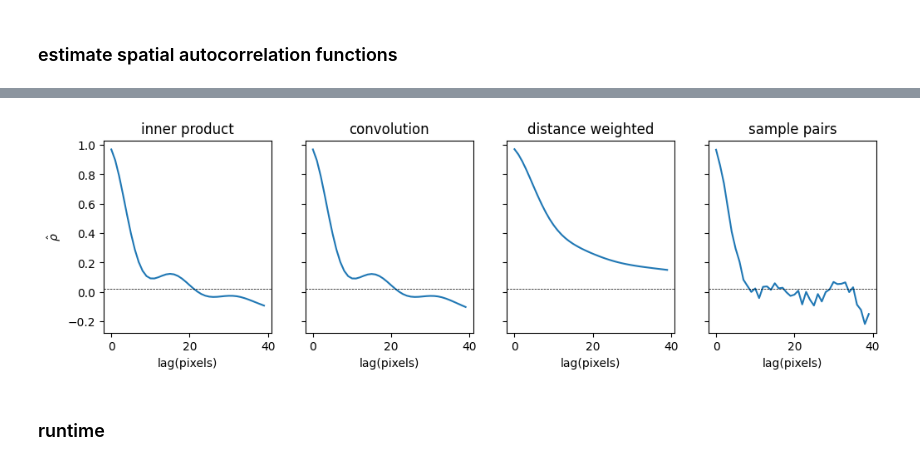
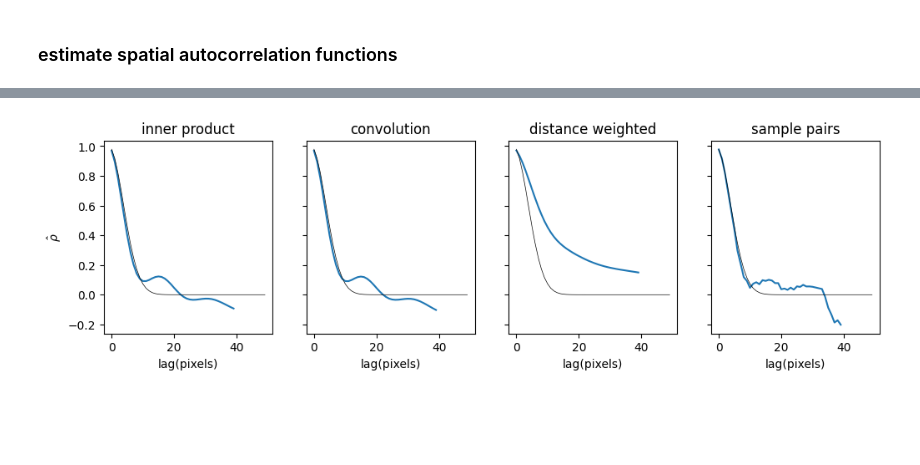
Before and after one commit to griegner/compare-brain-maps, a Jupyter notebook: examples/volumetric-simulation.ipynb, the cells around one changed output, grey strips where cells are left out. Cells and saved outputs as stored; diff of their text form; code cells hidden in the pictures; blank space fills up the shorter version.

Commit message:
estimate spatial acf

```diff
--- a/examples/volumetric-simulation.ipynb
+++ b/examples/volumetric-simulation.ipynb
@@ -2,6 +2,7 @@
 import matplotlib.pyplot as plt
 import numpy as np
 from scipy import signal, ndimage
+from scipy.spatial.distance import pdist, squareform
 
 
 def _scale_gaussian_variance(std):
@@ -22,23 +23,23 @@ def _scale_gaussian_variance(std):
 
 
 def smooth_img(img, std):
-    """Smooth image by applyting a Gaussian filer.
+    """Smooth image by applying a Gaussian filter.
 
     Parameters
     ----------
     img : ndarray of shape (n_pixels, n_pixels)
-        _description_
+        The input image.
     std : float
         The standard deviation of the smoothing kernel.
 
     Returns
     -------
-    img_smoothed " ndarray of shape (n_pixels, n_pixels)
+    img_smoothed : ndarray of shape (n_pixels, n_pixels)
         The smoothed image, with the same mean and std of the input image.
     """
     std_scaling_factor = np.sqrt(1 / _scale_gaussian_variance(std))
     img_smoothed = ndimage.gaussian_filter(img, sigma=std, mode="wrap")
-    img_smoothed = img_smoothed * std_scaling_factor  # scale to unit variance
+    img_smoothed = img_smoothed * std_scaling_factor  # scale variance
     return img_smoothed
 
 
@@ -51,9 +52,8 @@ std = fwhm / (2 * np.sqrt(2 * np.log(2)))  # convert fwhm to std for Gaussian di
 # simulate img0 and img1 with correlation rho
 rho = 0.8
 imgs = rng.multivariate_normal([0, 0], [[1, rho], [rho, 1]], size=shape)
-imgs = imgs - imgs.mean(axis=(0, 1))  # mean center
-img0_smoothed = smooth_img(imgs[:, :, 0], std)
-img1_smoothed = smooth_img(imgs[:, :, 1], std)
+img0_smoothed = smooth_img(imgs[..., 0], std)
+img1_smoothed = smooth_img(imgs[..., 1], std)
 
 # plot img0 and img1
 fig, axs = plt.subplots(1, 4, figsize=(15, 4), subplot_kw=dict(projection="3d"))
@@ -61,8 +61,8 @@ plot_surface_kwargs = dict(vmin=-std, vmax=std, cmap="viridis", edgecolor="none"
 
 x, y = np.meshgrid(np.arange(shape[1]), np.arange(shape[0]))
 
-axs[0].plot_surface(x, y, imgs[:, :, 0], **plot_surface_kwargs)
-axs[1].plot_surface(x, y, imgs[:, :, 1], **plot_surface_kwargs)
+axs[0].plot_surface(x, y, imgs[..., 0], **plot_surface_kwargs)
+axs[1].plot_surface(x, y, imgs[..., 1], **plot_surface_kwargs)
 axs[2].plot_surface(x, y, img0_smoothed, **plot_surface_kwargs)
 axs[3].plot_surface(x, y, img1_smoothed, **plot_surface_kwargs)
 # %% [output]
@@ -74,7 +76,7 @@ def xcorr(img):
     """Estimate the sample correlation (`rho hat`) between two flattened images (vectors)."""
     img_to_vec = img.reshape(-1, img.shape[-1])
     return (
-        img_to_vec[:, 0].dot(img_to_vec[:, 1])
+        (img_to_vec[:, 0] @ img_to_vec[:, 1])
         / (img_to_vec[:, 0].std() * img_to_vec[:, 1].std())
         / img_to_vec.shape[0]
     )
@@ -92,8 +94,8 @@ for rho in rhos:
         # generate images
         imgs = rng.multivariate_normal([0, 0], [[1, rho], [rho, 1]], size=shape)
         imgs = imgs - imgs.mean(axis=(0, 1))  # mean center
-        img0_smoothed = smooth_img(imgs[:, :, 0], std)
-        img1_smoothed = smooth_img(imgs[:, :, 1], std)
+        img0_smoothed = smooth_img(imgs[..., 0], std)
+        img1_smoothed = smooth_img(imgs[..., 1], std)
         imgs_smoothed = np.dstack([img0_smoothed, img1_smoothed])
 
         # estimate rho hats
@@ -240,12 +298,14 @@ def acf_sample_pairs(
     height, width = img.shape
     rng = np.random.default_rng(seed=random_seed)
 
+    img_var = np.var(img)
+
     for lag in range(1, n_lags + 1):
         pixel_pairs = np.zeros((n_samples, 2))
         idx = 0
         while idx < n_samples:
             i, j = rng.integers(0 + lag, height - lag), rng.integers(0 + lag, width - lag)
-            di, dj = rng.choice([-1, 0, 1], size=2)
+            di, dj = rng.choice([[-1, 0], [0, -1], [1, 0], [0, 1]])
             if (di, dj) != (0, 0):
                 pixel_pairs[idx] = (img[i, j], img[i + lag * di, j + lag * dj])
                 idx += 1
@@ -255,30 +315,26 @@ def acf_sample_pairs(
     return acf
 # %%
 n_lags = 40
-img_smoothed = imgs_smoothed[:, :, 0]
+img_smoothed = imgs_smoothed[..., 0]
 acf_product = acf_inner_product(img_smoothed, n_lags)
 acf_conv = acf_convolution(img_smoothed, n_lags)
 acf_distance = acf_distance_weighted(img_smoothed, n_lags)
-acf_pairs = acf_sample_pairs(img_smoothed, n_lags, 1000)
+acf_pairs = acf_sample_pairs(img_smoothed, n_lags, n_samples=5000, random_seed=2)
 
 fig, axs = plt.subplots(1, 4, figsize=(12, 3), sharey=True)
 axs[0].plot(acf_product)
 axs[0].set_title("inner product")
 axs[0].set_ylabel(r"$\hat\rho$")
 axs[1].plot(acf_conv)
 axs[1].set_title("convolution")
 axs[2].plot(acf_distance)
 axs[2].set_title("distance weighted")
 axs[3].plot(acf_pairs)
 axs[3].set_title("sample pairs")
 
-# approximate normality of ACF, and sampling variance 1/n_pixels
-bnd = (np.sqrt(2) * 1.3859) / np.sqrt(img_smoothed.size)
 
 for ax in axs:
+    ax.plot(acf[50, 51:], c="k", lw=0.5)
     ax.set_xlabel("lag(pixels)")
-    ax.axhline(y=bnd, color="k", lw=0.5, linestyle="--")
 # %% [output]
-[figure, old version]
+[figure, new version]
-# %% [markdown]
-### runtime
```
Also changed, not shown: parts of 7 cells of this notebook.
